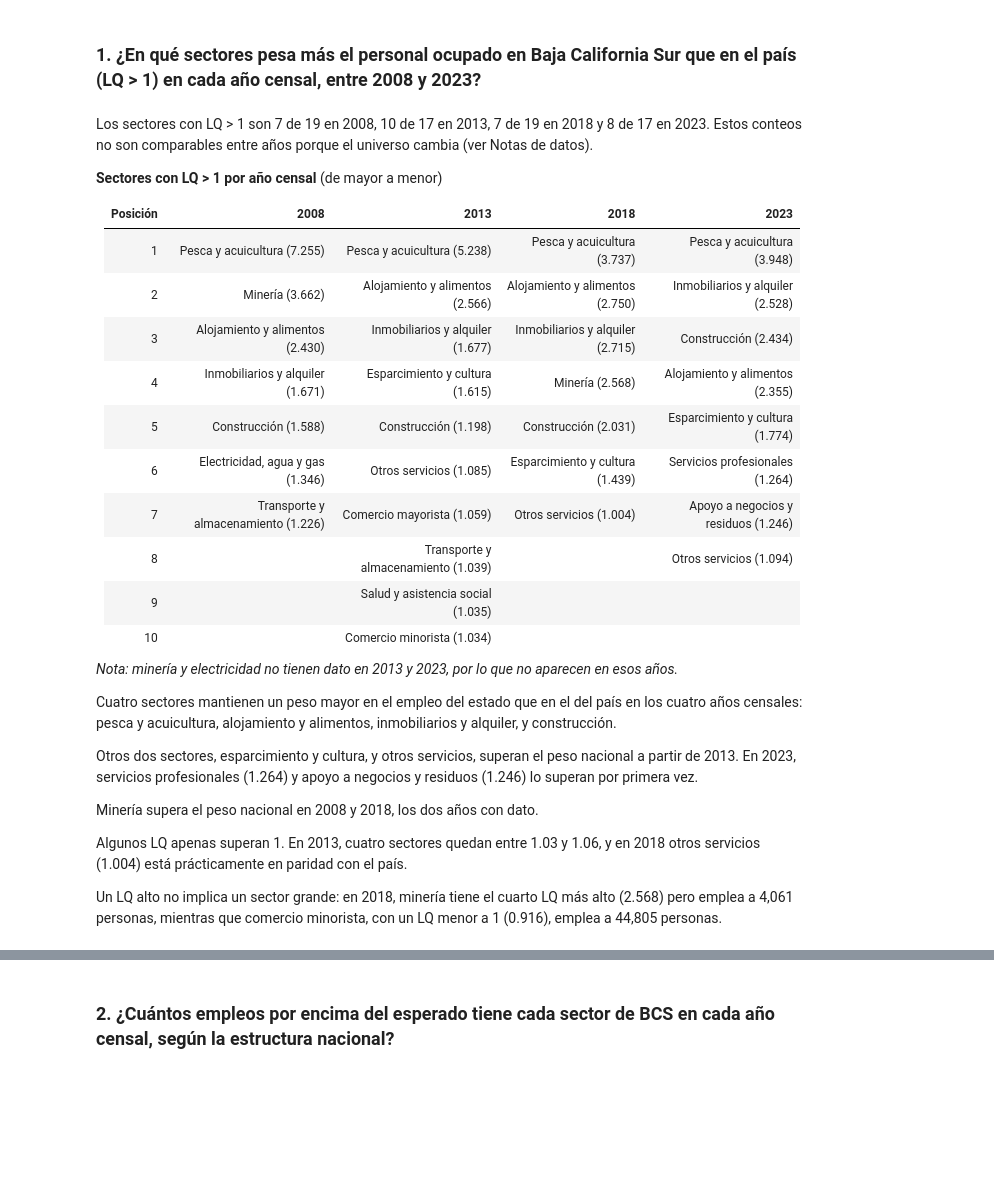
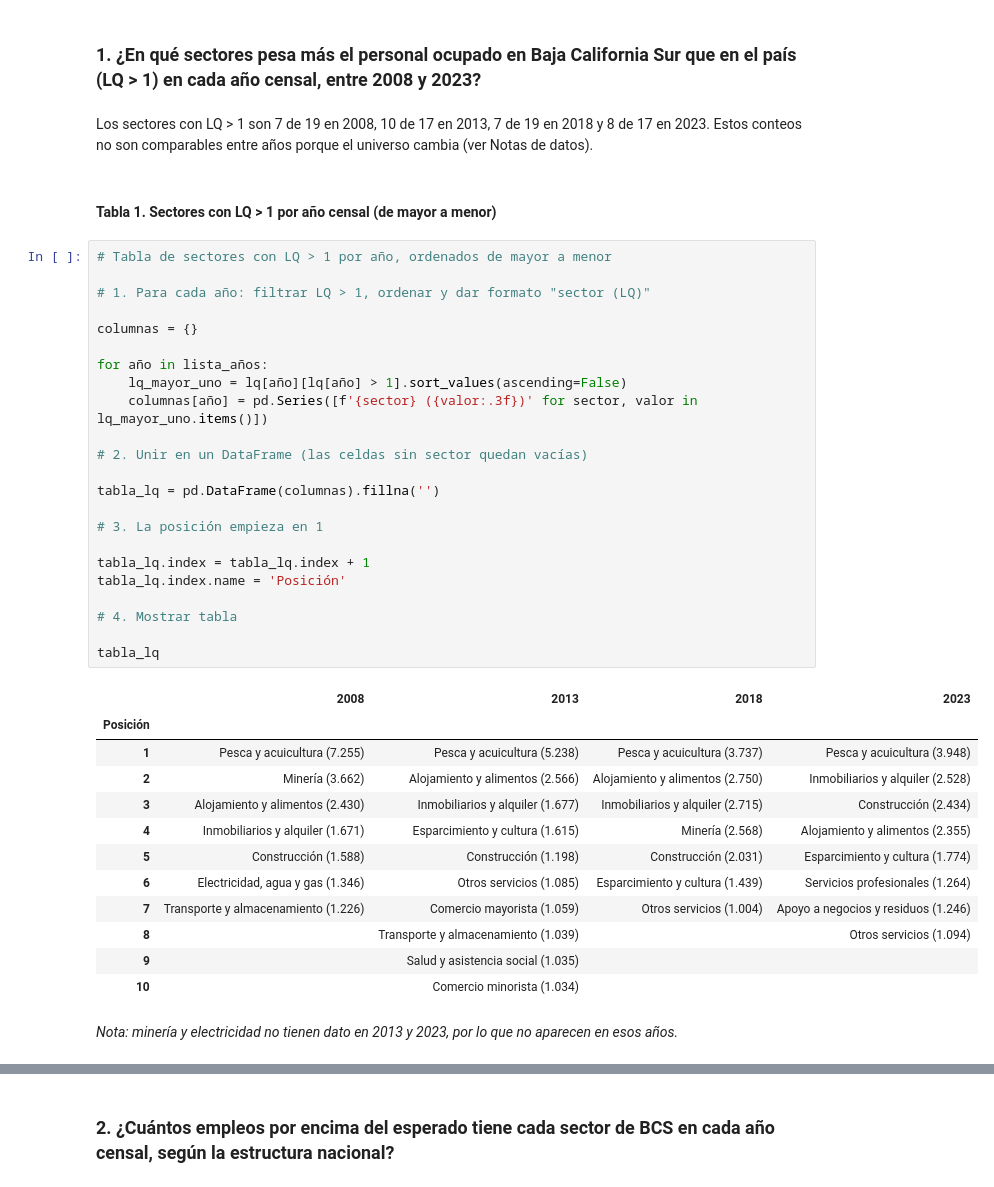
Before and after one commit to Jose-Castanedas/coeficiente_localizacion, a Jupyter notebook: notebook/coeficiente_localizacion_bcs.ipynb, the cells around one changed output, grey strips where cells are left out. Saved outputs shown, nothing was run; the diff lists cells and outputs as text; blank space fills up the shorter version.

Commit message:
feat: agrega código tabla 1 en la pregunta 1

```diff
--- a/notebook/coeficiente_localizacion_bcs.ipynb
+++ b/notebook/coeficiente_localizacion_bcs.ipynb
@@ -429,30 +429,43 @@ total_excedente
 # %% [markdown]
 
 Los sectores con LQ > 1 son 7 de 19 en 2008, 10 de 17 en 2013, 7 de 19 en 2018 y 8 de 17 en 2023. Estos conteos no son comparables entre años porque el universo cambia (ver Notas de datos).
-
-**Sectores con LQ > 1 por año censal** (de mayor a menor)
-
-| Posición | 2008 | 2013 | 2018 | 2023 |
-|---|---|---|---|---|
-| 1 | Pesca y acuicultura (7.255) | Pesca y acuicultura (5.238) | Pesca y acuicultura (3.737) | Pesca y acuicultura (3.948) |
-| 2 | Minería (3.662) | Alojamiento y alimentos (2.566) | Alojamiento y alimentos (2.750) | Inmobiliarios y alquiler (2.528) |
-| 3 | Alojamiento y alimentos (2.430) | Inmobiliarios y alquiler (1.677) | Inmobiliarios y alquiler (2.715) | Construcción (2.434) |
-| 4 | Inmobiliarios y alquiler (1.671) | Esparcimiento y cultura (1.615) | Minería (2.568) | Alojamiento y alimentos (2.355) |
-| 5 | Construcción (1.588) | Construcción (1.198) | Construcción (2.031) | Esparcimiento y cultura (1.774) |
-| 6 | Electricidad, agua y gas (1.346) | Otros servicios (1.085) | Esparcimiento y cultura (1.439) | Servicios profesionales (1.264) |
-| 7 | Transporte y almacenamiento (1.226) | Comercio mayorista (1.059) | Otros servicios (1.004) | Apoyo a negocios y residuos (1.246) |
-| 8 | | Transporte y almacenamiento (1.039) | | Otros servicios (1.094) |
-| 9 | | Salud y asistencia social (1.035) | | |
-| 10 | | Comercio minorista (1.034) | | |
-
-*Nota: minería y electricidad no tienen dato en 2013 y 2023, por lo que no aparecen en esos años.*
-
-Cuatro sectores mantienen un peso mayor en el empleo del estado que en el del país en los cuatro años censales: pesca y acuicultura, alojamiento y alimentos, inmobiliarios y alquiler, y construcción.
-
-Otros dos sectores, esparcimiento y cultura, y otros servicios, superan el peso nacional a partir de 2013. En 2023, servicios profesionales (1.264) y apoyo a negocios y residuos (1.246) lo superan por primera vez.
-
-Minería supera el peso nacional en 2008 y 2018, los dos años con dato.
-
-Algunos LQ apenas superan 1. En 2013, cuatro sectores quedan entre 1.03 y 1.06, y en 2018 otros servicios (1.004) está prácticamente en paridad con el país.
-
-Un LQ alto no implica un sector grande: en 2018, minería tiene el cuarto LQ más alto (2.568) pero emplea a 4,061 personas, mientras que comercio minorista, con un LQ menor a 1 (0.916), emplea a 44,805 personas.
+# %% [markdown]
+#### **Tabla 1. Sectores con LQ > 1 por año censal (de mayor a menor)**
+# %%
+# Tabla de sectores con LQ > 1 por año, ordenados de mayor a menor
+
+# 1. Para cada año: filtrar LQ > 1, ordenar y dar formato "sector (LQ)"
+
+columnas = {}
+
+for año in lista_años:
+    lq_mayor_uno = lq[año][lq[año] > 1].sort_values(ascending=False)
+    columnas[año] = pd.Series([f'{sector} ({valor:.3f})' for sector, valor in lq_mayor_uno.items()])
+
+# 2. Unir en un DataFrame (las celdas sin sector quedan vacías)
+
+tabla_lq = pd.DataFrame(columnas).fillna('')
+
+# 3. La posición empieza en 1
+
+tabla_lq.index = tabla_lq.index + 1
+tabla_lq.index.name = 'Posición'
+
+# 4. Mostrar tabla
+
+tabla_lq
+# %% [output]
+|  | 2008 | 2013 | 2018 | 2023 |
+| Posición |  |  |  |  |
+| 1 | Pesca y acuicultura (7.255) | Pesca y acuicultura (5.238) | Pesca y acuicultura (3.737) | Pesca y acuicultura (3.948) |
+| 2 | Minería (3.662) | Alojamiento y alimentos (2.566) | Alojamiento y alimentos (2.750) | Inmobiliarios y alquiler (2.528) |
+| 3 | Alojamiento y alimentos (2.430) | Inmobiliarios y alquiler (1.677) | Inmobiliarios y alquiler (2.715) | Construcción (2.434) |
+| 4 | Inmobiliarios y alquiler (1.671) | Esparcimiento y cultura (1.615) | Minería (2.568) | Alojamiento y alimentos (2.355) |
+| 5 | Construcción (1.588) | Construcción (1.198) | Construcción (2.031) | Esparcimiento y cultura (1.774) |
+| 6 | Electricidad, agua y gas (1.346) | Otros servicios (1.085) | Esparcimiento y cultura (1.439) | Servicios profesionales (1.264) |
+| 7 | Transporte y almacenamiento (1.226) | Comercio mayorista (1.059) | Otros servicios (1.004) | Apoyo a negocios y residuos (1.246) |
+| 8 |  | Transporte y almacenamiento (1.039) |  | Otros servicios (1.094) |
+| 9 |  | Salud y asistencia social (1.035) |  |  |
+| 10 |  | Comercio minorista (1.034) |  |  |
+# %% [markdown]
+*Nota: minería y electricidad no tienen dato en 2013 y 2023, por lo que no aparecen en esos años.*
```
Also changed, not shown: parts of 1 cell of this notebook.
